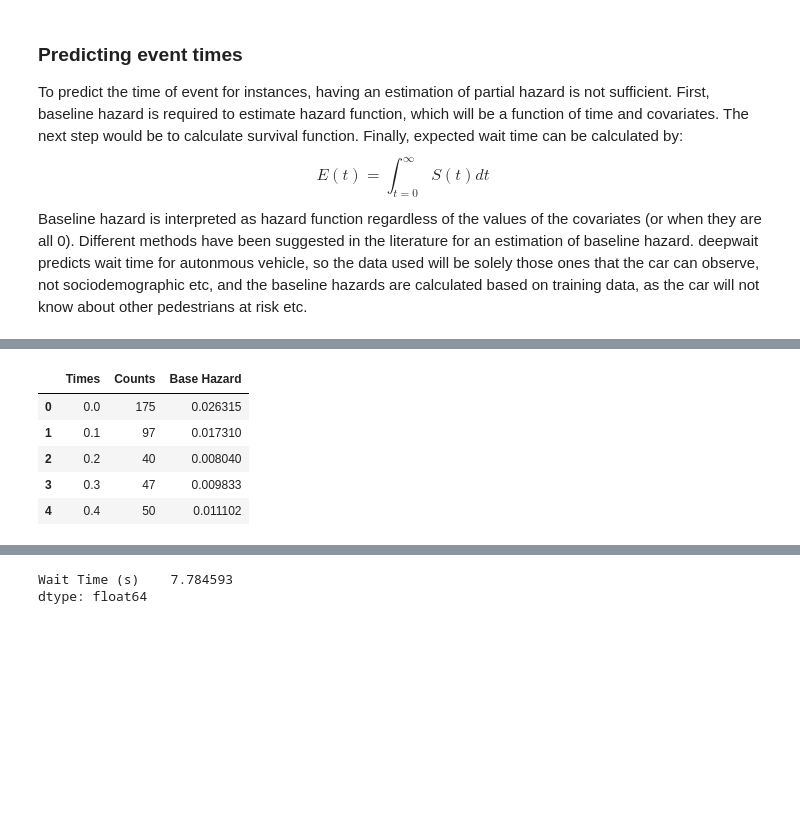
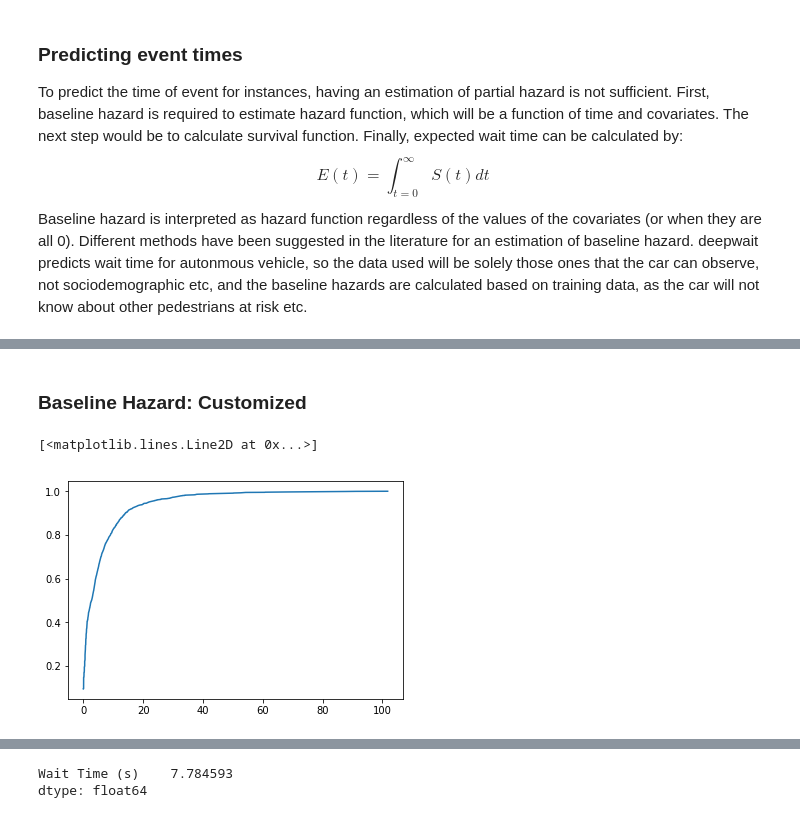
Before and after one commit to arashk1990/ProjectVR, a Jupyter notebook: models/WaitTimeCalculation.ipynb, the cells around one changed output, grey strips where cells are left out. Drawn from its saved outputs; the diff is of its cells as text; code cells hidden in the pictures; blank space fills up the shorter version.

```diff
--- a/models/WaitTimeCalculation.ipynb
+++ b/models/WaitTimeCalculation.ipynb
@@ -78,13 +65,0 @@ in which $m_i$ is the number of events at time $t_i$, Equation above is provided
-# %%
-parthazards = network.hazard(xtrain[:,0:network.hyperparams['n_in']])               #calculate partial hazard
-
-NCtrain['Partial Hazards'] = parthazards
-
-#eventtimes = NCtrain.sort_values(by=['Wait Time (s)'])['Wait Time (s)'].unique()     #sorted event times
-discreteTimes = np.arange(0.0, max(NCtrain['Wait Time (s)']),0.1)   #define discrete times with 0.1 timesteps
-
-#m_i in the baseline hazard formula, sorted by time
-eventnum=[]
-for t in discreteTimes:
-    eventnum.append(NCtrain[(t<=NCtrain['Wait Time (s)']) &
-                            (NCtrain['Wait Time (s)']<(t+0.1))].shape[0])
@@ -98,16 +66,2 @@ for i in range(len(discreteTimes)):
-# %%
-# creating a df of hazards
-eventsDF = pd.DataFrame({'Times': discreteTimes, 'Counts': eventnum, 'Base Hazard': basehazard })
-
-eventsDF=eventsDF.reset_index()
-
-eventsDF=eventsDF.drop(columns=['index'])
-
-eventsDF.head()
-# %% [output]
-|  | Times | Counts | Base Hazard |
-| 0 | 0.0 | 175 | 0.026315 |
-| 1 | 0.1 | 97 | 0.017310 |
-| 2 | 0.2 | 40 | 0.008040 |
-| 3 | 0.3 | 47 | 0.009833 |
-| 4 | 0.4 | 50 | 0.011102 |
+# %% [markdown]
+### Baseline Hazard: Customized
@@ -113,0 +79,7 @@ eventsDF.head()
+# %%
+CDFs = np.vectorize(customCDF)(eventtimes)
+# %%
+plt.plot(eventtimes,CDFs)
+# %% [output]
+[<matplotlib.lines.Line2D at 0x...>]
+[figure, added]
```
Also changed, not shown: parts of 25 cells of this notebook.
